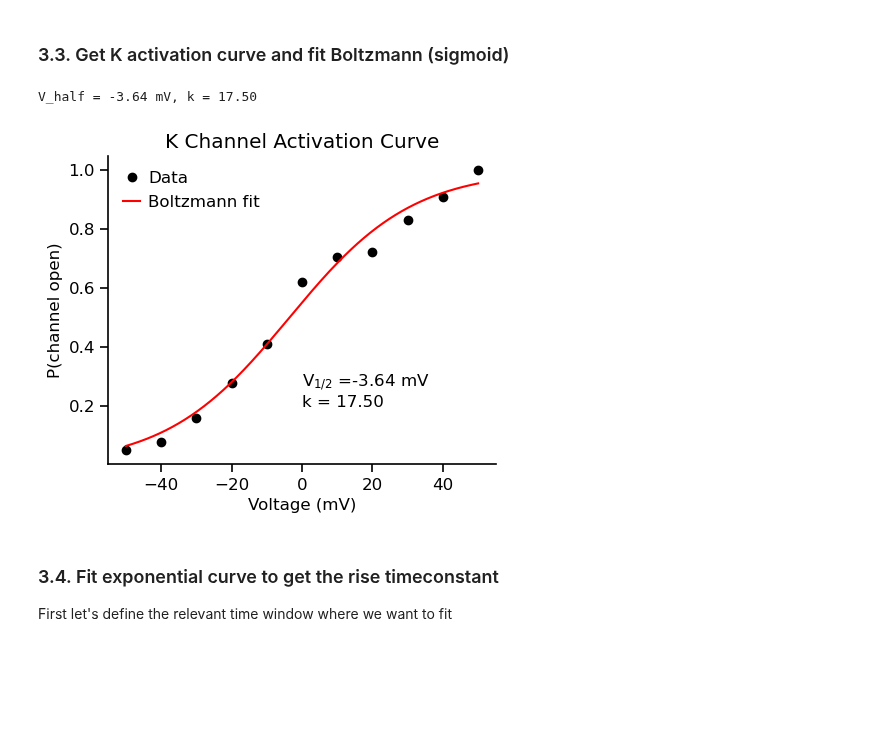
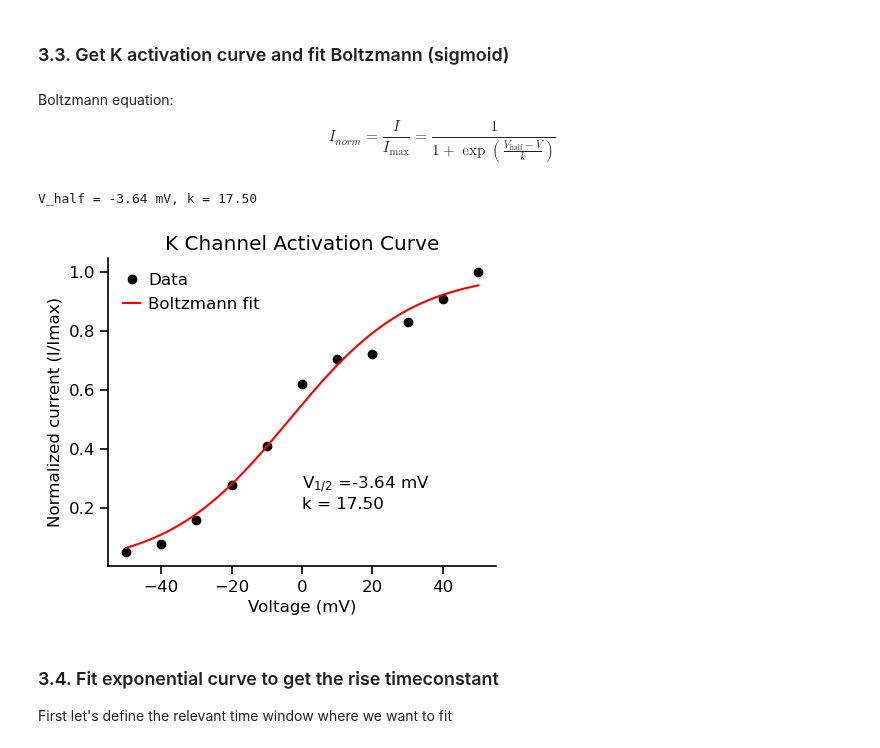
Before and after one commit to argalloni/CSHL_IonChannels2025, a Jupyter notebook: CSHL 4 - K activation IV.ipynb, the cells around one changed output. Saved outputs shown, nothing was run; the diff lists cells and outputs as text; code cells hidden in the pictures; blank space fills up the shorter version.

```diff
--- a/CSHL 4 - K activation IV.ipynb
+++ b/CSHL 4 - K activation IV.ipynb
@@ -109,33 +109,36 @@ plt.show()
 [figure]
 # %% [markdown]
 ### 3.3. Get K activation curve and fit Boltzmann (sigmoid)
+# %% [markdown]
+Boltzmann equation:
+$$ I_{norm} = \frac{I}{I_{\text{max}}} = \frac{1}{1 + \exp\left(\frac{V_{\text{half}} - V}{k}\right)}$$
 # %%
-G_norm = current_steps / np.max(current_steps)
+I_norm = current_steps / np.max(current_steps)
 
 # Fit the Boltzmann function (sigmoidal curve) to the data and overlay
 from scipy.optimize import curve_fit
 def boltzmann(V, V_half, k):
     return 1 / (1 + np.exp((V_half - V) / k))
-k_guess = 5 # Initial guess for the slope parameter
-popt, _ = curve_fit(boltzmann, voltage_steps, G_norm, p0=[np.median(voltage_steps), k_guess])
+k_guess = 5 # Initial guess for the slope parameter to fit the curve
+popt, _ = curve_fit(boltzmann, voltage_steps, I_norm, p0=[np.median(voltage_steps), k_guess])
 V_half_fit, k_fit = popt
 V_fit = np.linspace(np.min(voltage_steps), np.max(voltage_steps), 500)
-G_fit = boltzmann(V_fit, V_half_fit, k_fit)
+I_fit = boltzmann(V_fit, V_half_fit, k_fit)
 print(f"V_half = {V_half_fit:.2f} mV, k = {k_fit:.2f}")
 
 # Plot normalized data points & fitted curve
 fig, ax = plt.subplots(figsize=(5, 4))
-ax.plot(voltage_steps, G_norm, 'o', label='Data', color='black')
-ax.plot(V_fit, G_fit, '-', label='Boltzmann fit', color='red')
+ax.plot(voltage_steps, I_norm, 'o', label='Data', color='black')
+ax.plot(V_fit, I_fit, '-', label='Boltzmann fit', color='red')
 ax.text(0.5, 0.3, 'V$_{1/2}$ ='+f'{V_half_fit:.2f} mV \nk = {k_fit:.2f}', transform=ax.transAxes, ha='left', va='top')
 ax.set_xlabel('Voltage (mV)')
-ax.set_ylabel('P(channel open)')
+ax.set_ylabel('Normalized current (I/Imax)')
 ax.set_title('K Channel Activation Curve')
 ax.legend(handlelength=1, loc='upper left', handletextpad=0.5)
 plt.show()
 # %% [output]
 V_half = -3.64 mV, k = 17.50
-[figure, old version]
+[figure, new version]
 # %% [markdown]
 ### 3.4. Fit exponential curve to get the rise timeconstant
 
```
Also changed, not shown: 2 other files.
